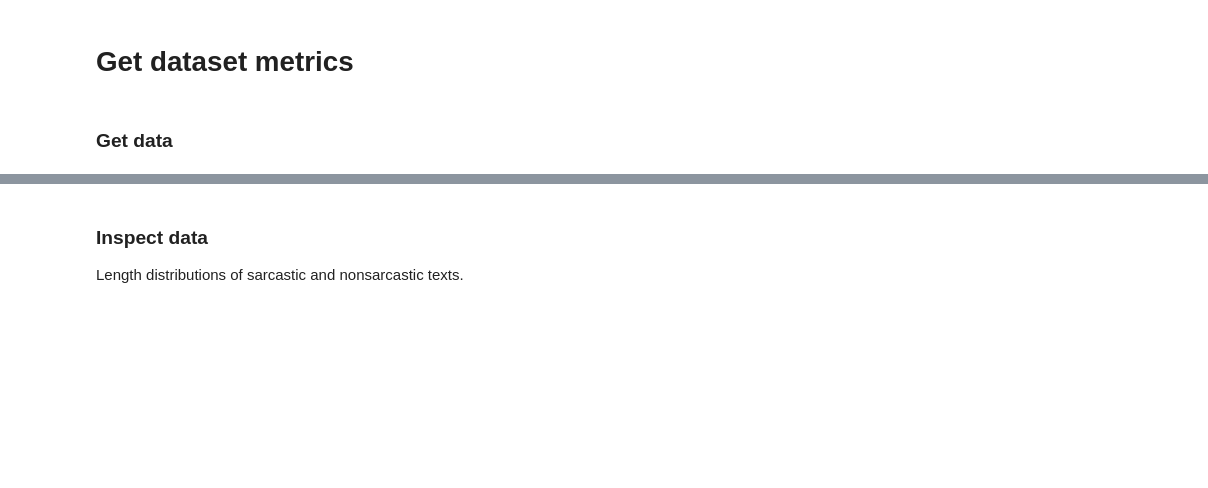
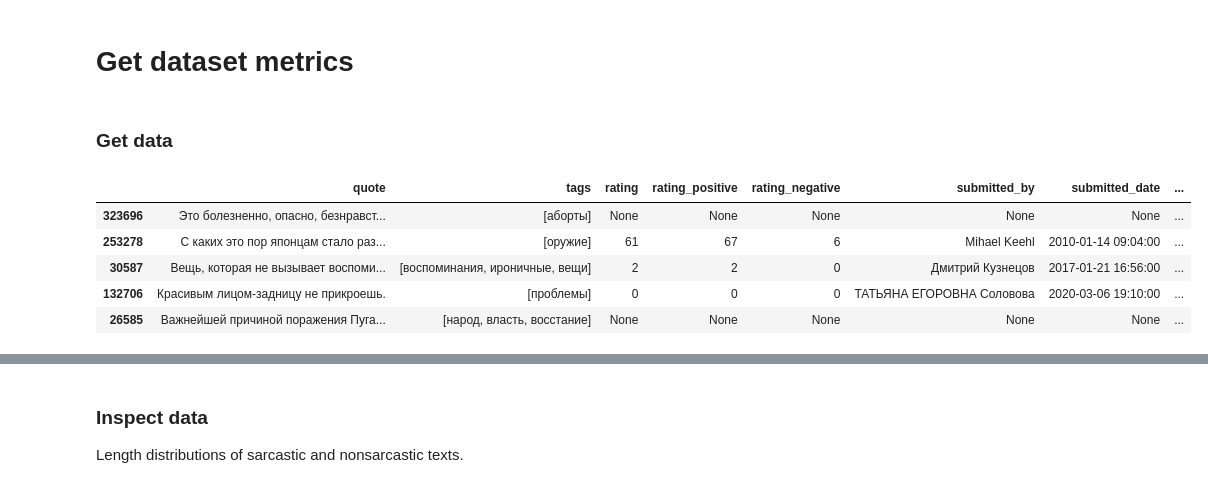
Before and after one commit to castargo/SarcQuoteDetectionRus, a Jupyter notebook: notebooks/get_datasets_metrics.ipynb, the cells around one changed output, grey strips where cells are left out. Cells and saved outputs as stored; diff of their text form; code cells hidden in the pictures; blank space fills up the shorter version.

```diff
--- a/notebooks/get_datasets_metrics.ipynb
+++ b/notebooks/get_datasets_metrics.ipynb
@@ -38,3 +29,13 @@ else:
+# %%
+# pd.set_option('display.max_colwidth', df.shape[0] + 1)
+df.head()
+# %% [output]
+|  | quote | tags | rating | rating_positive | rating_negative | submitted_by | submitted_date | ... |
+| 323696 | Это болезненно, опасно, безнравст... | [аборты] | None | None | None | None | None | ... |
+| 253278 | С каких это пор японцам стало раз... | [оружие] | 61 | 67 | 6 | Mihael Keehl | 2010-01-14 09:04:00 | ... |
+| 30587 | Вещь, которая не вызывает воспоми... | [воспоминания, ироничные, вещи] | 2 | 2 | 0 | Дмитрий Кузнецов | 2017-01-21 16:56:00 | ... |
+| 132706 | Красивым лицом-задницу не прикроешь. | [проблемы] | 0 | 0 | 0 | ТАТЬЯНА ЕГОРОВНА Соловова | 2020-03-06 19:10:00 | ... |
+| 26585 | Важнейшей причиной поражения Пуга... | [народ, власть, восстание] | None | None | None | None | None | ... |
 # %%
 df.shape
 # %% [output]
```
Also changed, not shown: parts of 41 cells of this notebook, 8 other files.
